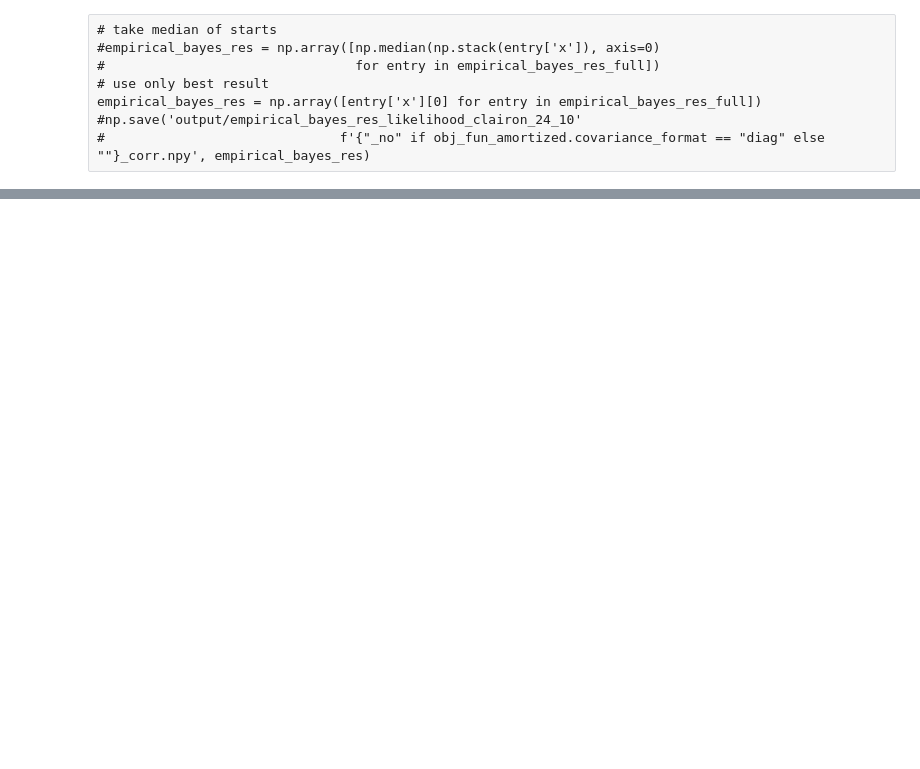
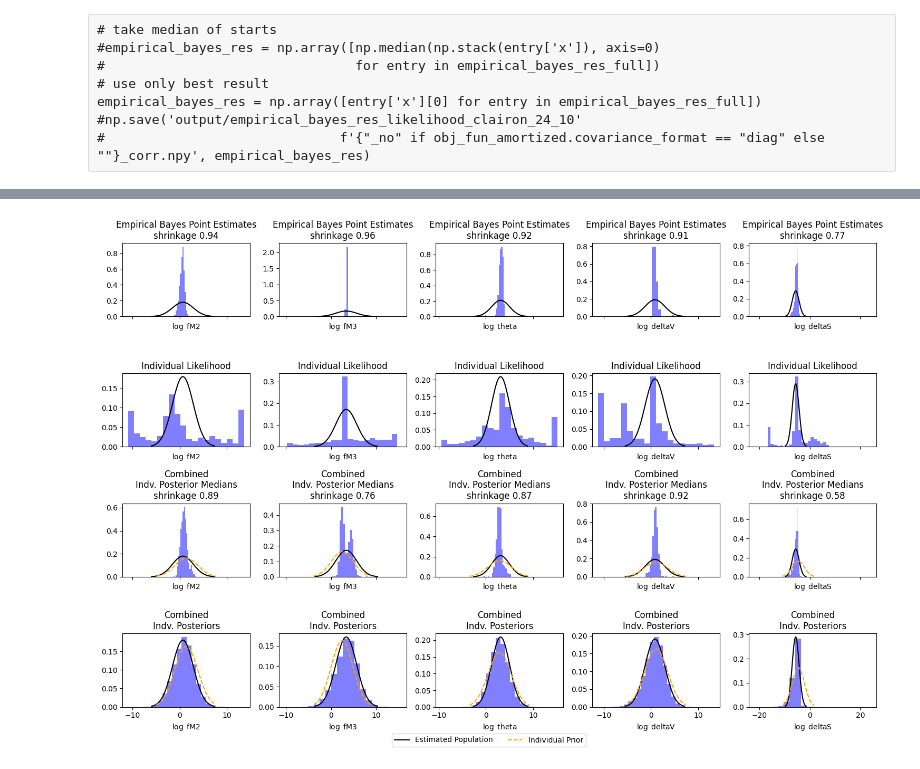
Before and after one commit to arrjon/Amortized-NLME-Models, a Jupyter notebook: Experiments/Amortized NLME Emperical Bayes.ipynb, the cells around one changed output, grey strips where cells are left out. Saved outputs shown, nothing was run; the diff lists cells and outputs as text; code cells hidden in the pictures; blank space fills up the shorter version.

```diff
--- a/Experiments/Amortized NLME Emperical Bayes.ipynb
+++ b/Experiments/Amortized NLME Emperical Bayes.ipynb
@@ -44,7 +44,7 @@ elif model_name == 'pharmacokinetic_model':
     n_data = 47
 elif model_name == 'clairon_small_model':
     from models.clairon_small_model import ClaironSmallModel, simulate_single_patient, convert_bf_to_observables
-    prior_type = ['normal', 'uniform'][1]
+    prior_type = ['normal', 'uniform'][0]
     individual_model = ClaironSmallModel(load_best=True, prior_type=prior_type)
     n_data = 742
 else:
@@ -116,7 +156,7 @@ plt.show()
 # %%
 # load pypesto result from population optimization
 covariance_format = ['diag', 'cholesky'][0]
-filename_result_population = f'../output/{model_name}-{covariance_format}-n_data_{n_data}-uniform.hdf5'
+filename_result_population = f'../output/{model_name}-{covariance_format}-n_data_{n_data}.hdf5'
 if individual_model.prior_type == 'uniform':
     filename_result_population = filename_result_population.replace('.hdf5', '-uniform.hdf5')
 if os.path.exists(filename_result_population):
@@ -535,15 +600,0 @@ def expectation(individual_params: np.ndarray):
-# %%
-empirical_bayes_samples_weights = []
-posterior_draws_eb = individual_model.draw_posterior_samples(data=obs_data, n_samples=1000)
-for i in range(n_data):
-    sample_weights = np.array([expectation(s) for s in posterior_draws_eb[i]])
-    #accepted = sample_weights >= 0.001
-    empirical_bayes_samples_weights.append(sample_weights)
-empirical_bayes_samples_weights = np.array(empirical_bayes_samples_weights)
-
-# compute shrinkage for every parameter (1 - variance of eta / variance of population), i.e. 1 is full shrinkage
-shrinkage_samples = []
-for p_i in range(individual_model.n_params):
-    eta_i = posterior_draws_eb[:, :, p_i].flatten()[empirical_bayes_samples_weights.flatten()>0.001] - pop_mean[p_i]
-    shrinkage_i = 1 - np.var(eta_i) / var_random_effects[p_i]
-    shrinkage_samples.append(shrinkage_i)
@@ -550,5 +633,5 @@ for p_i in range(individual_model.n_params):
 # %%
-fig, ax = plt.subplots(5, len(free_indices), figsize=(15,10), sharex='col',  #sharey='row',
+fig, ax = plt.subplots(4, len(free_indices), figsize=(15,10), sharex='col',  #sharey='row',
                        tight_layout=True)
 ax_i = 0
 for p_id in range(individual_model.n_params):
@@ -558,26 +641,26 @@ for p_id in range(individual_model.n_params):
     ax[0, ax_i].set_title(f'Empirical Bayes Point Estimates\nshrinkage {shrinkage[p_id]:.2f}')
     ax[0, ax_i].set_xlabel(individual_model.log_param_names[p_id])
 
-    ax[1, ax_i].hist(posterior_draws_eb[:, :, p_id].flatten(), weights=empirical_bayes_samples_weights.flatten(),
-                     density=True, bins=20, color='blue', alpha=0.5)
-    ax[1, ax_i].set_title(f'Empirical Bayes Samples\nshrinkage {shrinkage_samples[p_id]:.2f}')
-    ax[1, ax_i].set_xlabel(individual_model.log_param_names[p_id])
+    #ax[1, ax_i].hist(posterior_draws_eb[:, :, p_id].flatten(), weights=empirical_bayes_samples_weights.flatten(),
+    #                 density=True, bins=20, color='blue', alpha=0.5)
+    #ax[1, ax_i].set_title(f'Empirical Bayes Samples\nshrinkage {shrinkage_samples[p_id]:.2f}')
+    #ax[1, ax_i].set_xlabel(individual_model.log_param_names[p_id])
 
     #ax[1, p_id].hist(empirical_bayes_res[:, :, p_id].flatten(),
     #                 density=True, bins=20, color='blue', alpha=0.5)
 
-    ax[2, ax_i].hist(likelihoods_res[:, 0, p_id], density=True, bins=20, color='blue', alpha=0.5)
-    ax[2, ax_i].set_title(f'Individual Likelihood')
+    ax[1, ax_i].hist(likelihoods_res[:, 0, p_id], density=True, bins=20, color='blue', alpha=0.5)
+    ax[1, ax_i].set_title(f'Individual Likelihood')
+    ax[1, ax_i].set_xlabel(individual_model.log_param_names[p_id])
+
+    ax[2, ax_i].hist(posterior_median[:, p_id], density=True, bins=20, color='blue', alpha=0.5)
+    ax[2, ax_i].set_title(f'Combined\nIndv. Posterior Medians\nshrinkage {shrinkage_posterior[p_id]:.2f}')
     ax[2, ax_i].set_xlabel(individual_model.log_param_names[p_id])
 
-    ax[3, ax_i].hist(posterior_median[:, p_id], density=True, bins=20, color='blue', alpha=0.5)
-    ax[3, ax_i].set_title(f'Combined\nIndv. Posterior Medians\nshrinkage {shrinkage_posterior[p_id]:.2f}')
+    temp = np.concatenate([s[:, p_id] for s in posterior_all_samples])
+    ax[3, ax_i].hist(temp, density=True, bins=20, color='blue', alpha=0.5)
+    ax[3, ax_i].set_title(f'Combined\nIndv. Posteriors')
     ax[3, ax_i].set_xlabel(individual_model.log_param_names[p_id])
-
-    temp = np.concatenate([s[:, p_id] for s in posterior_all_samples])
-    ax[4, ax_i].hist(temp, density=True, bins=20, color='blue', alpha=0.5)
-    ax[4, ax_i].set_title(f'Combined\nIndv. Posteriors')
-    ax[4, ax_i].set_xlabel(individual_model.log_param_names[p_id])
 
 
     # plot expected distribution
@@ -592,8 +675,8 @@ for p_id in range(individual_model.n_params):
         x_prior = np.linspace(individual_model.prior_mean[p_id] - 2.58*individual_model.prior_std[p_id],
                     individual_model.prior_mean[p_id] + 2.58*individual_model.prior_std[p_id], 100)
         prior_density = stats.norm.pdf(x_prior, individual_model.prior_mean[p_id], individual_model.prior_std[p_id])
-        prior_handle, = ax[3, ax_i].plot(x_prior, prior_density, color='orange', label='Individual Prior', linestyle='--')
-        prior_handle, = ax[4, ax_i].plot(x_prior, prior_density,
+        prior_handle, = ax[2, ax_i].plot(x_prior, prior_density, color='orange', label='Individual Prior', linestyle='--')
+        prior_handle, = ax[3, ax_i].plot(x_prior, prior_density,
                                          color='orange', label='Individual Prior', linestyle='--')
     else:
         for i in range(0, ax.shape[0]):
@@ -601,42 +684,44 @@ for p_id in range(individual_model.n_params):
 
     # monolix
     if monolix_res is not None:
-        ax[5, ax_i].hist(monolix_res[:, p_id], density=True, bins=20, color='red', alpha=0.5)
-        ax[5, ax_i].set_title(f'shrinkage {shrinkage_monolix[p_id]:.2f}')
+        ax[4, ax_i].hist(monolix_res[:, p_id], density=True, bins=20, color='red', alpha=0.5)
+        ax[4, ax_i].set_title(f'shrinkage {shrinkage_monolix[p_id]:.2f}')
 
         x = np.linspace(pop_mean_monolix[p_id] - 3*np.sqrt(pop_cov_monolix.diagonal())[p_id],
                         pop_mean_monolix[p_id] + 3*np.sqrt(pop_cov_monolix.diagonal())[p_id], 100)
         pop_density_m = stats.norm.pdf(x, pop_mean_monolix[p_id], np.sqrt(pop_cov_monolix.diagonal()[p_id]))
-        monolix_handle, = ax[5, ax_i].plot(x, pop_density_m, color='red', label='Monolix Population')
+        monolix_handle, = ax[4, ax_i].plot(x, pop_density_m, color='red', label='Monolix Population')
 
     ax_i += 1
 
 # plot bounds for empirical bayes estimates
 #ax0_ylim = ax[0, 0].get_ylim()
 #ax1_ylim = ax[1, 0].get_ylim()
 #ax5_ylim = ax[-1, 0].get_ylim()
 
 #for p_id in range(individual_model.n_params):
     #bound_handle = ax[0, p_id].vlines(lower_bound[p_id], ax0_ylim[0], ax0_ylim[1], color='green', linestyle='--', label='Bounds')
     #ax[0, p_id].vlines(upper_bound[p_id], ax0_ylim[0], ax0_ylim[1], color='green', linestyle='--')
     #ax[1, p_id].vlines(lower_bound[p_id], ax1_ylim[0], ax1_ylim[1], color='green', linestyle='--')
     #ax[1, p_id].vlines(upper_bound[p_id], ax1_ylim[0], ax1_ylim[1], color='green', linestyle='--')
 
 
 
 if monolix_res is not None:
     fig.legend(handles=[pop_handle, monolix_handle, prior_handle],
                loc='lower center', bbox_to_anchor=(0.5, -0.02), ncols=4)
 else:
     if individual_model.prior_type == 'uniform':
         fig.legend(handles=[pop_handle],
                    loc='lower center', bbox_to_anchor=(0.5, -0.02), ncols=4)
     else:
         fig.legend(handles=[pop_handle, prior_handle],
                loc='lower center', bbox_to_anchor=(0.5, -0.02), ncols=4)
 
 #plt.savefig(f'plots/comparison_histograms_clairon.png')
 plt.show()
+# %% [output]
+[figure, added]
 # %%
 # plot covariates against individual parameters
 covariate_names = ['age', 'gender']
```
Also changed, not shown: parts of 16 cells of this notebook, 14 other files.
